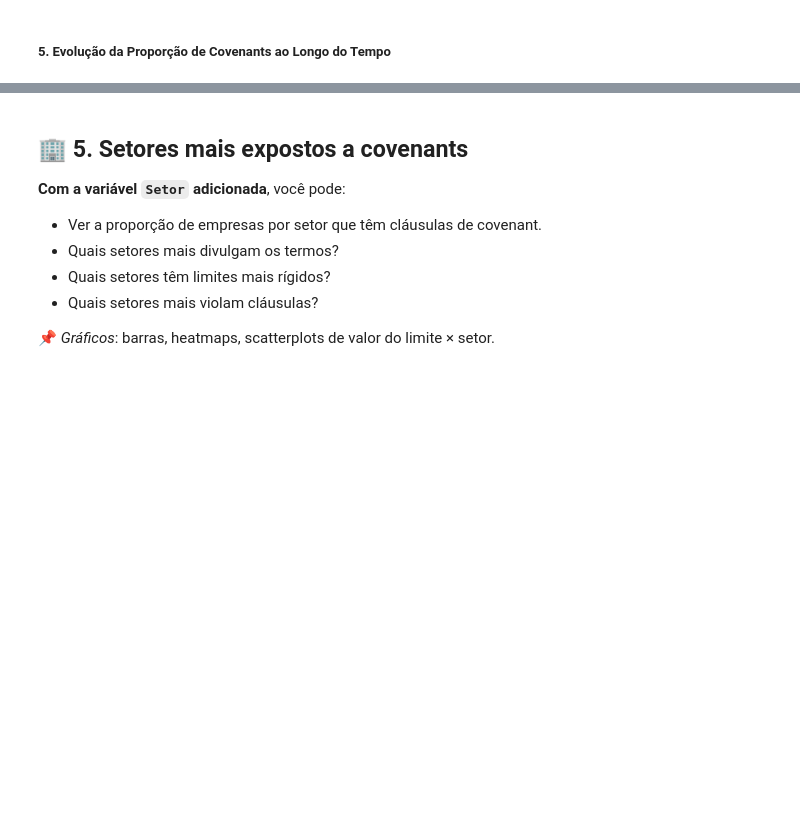
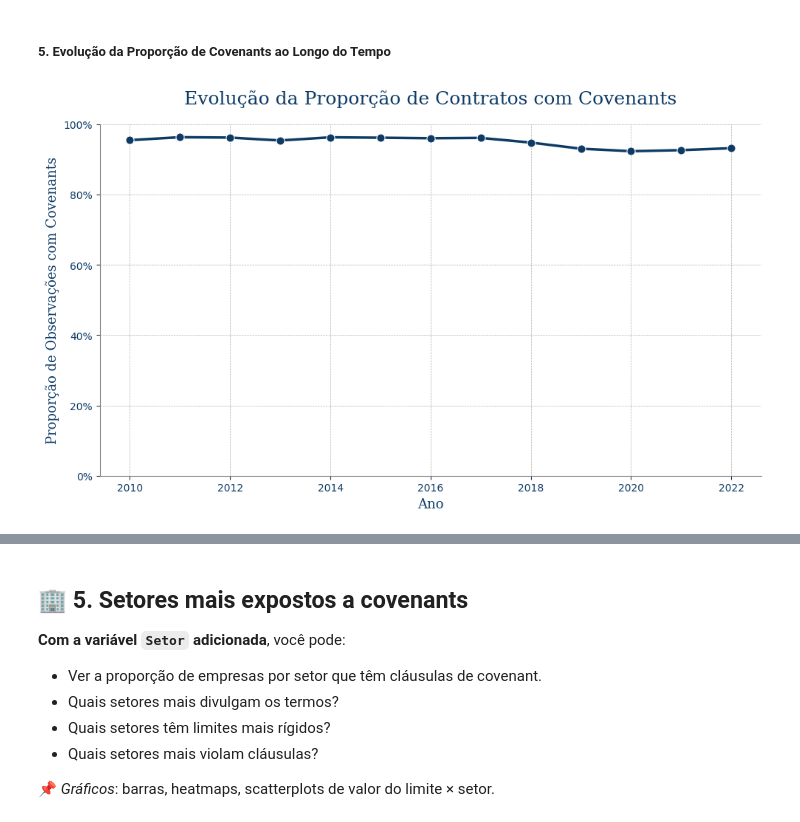
Before and after one commit to meduardajustino/Covenants-Contabeis, a Jupyter notebook: Análise Covenants.ipynb, the cells around one changed output, grey strips where cells are left out. Drawn from its saved outputs; the diff is of its cells as text; code cells hidden in the pictures; blank space fills up the shorter version.

```diff
--- a/Análise Covenants.ipynb
+++ b/Análise Covenants.ipynb
@@ -344,3 +459,11 @@ print(f"Número de empresas na base: {num_empresas}")
 Número de empresas na base: 214
 # %% [markdown]
 #### Remover empresas que não possuem covenants ou menos de dois anos de dados para análise, como também os dados referentes a 2023
+# %%
+# Tratando base de dados com empresas analisadas
+df_possui_covenant = df[df['ANO'] != 2023].copy()
+contagem_anos = df_possui_covenant.groupby('Empresa_Setor')['ANO'].nunique()
+
+empresas_validas = contagem_anos[contagem_anos >= 2].index
+num_empresas = df_possui_covenant['Empresa_Setor'].nunique()
+print(f"Número de empresas na base: {num_empresas}")
@@ -591,0 +693,27 @@ plt.show()
+# %%
+# Calcula a proporção de 'SIM' e 'NÃO' para cada ano
+proporcao_ano = df_possui_covenant.groupby('ANO')['POSSUI COVENANT'].value_counts(normalize=True).unstack()
+
+# Plotagem
+plt.figure(figsize=(10, 6))
+ax = sns.lineplot(
+    data=proporcao_ano['SIM'], # Plota apenas a linha para 'SIM'
+    marker='o',
+    markersize=8,
+    linewidth=2.5,
+    color=azul_escuro
+)
+
+# Formata o eixo Y como porcentagem
+ax.yaxis.set_major_formatter(mtick.PercentFormatter(1.0))
+
+plt.title('Evolução da Proporção de Contratos com Covenants', fontdict=font_titulo, pad=20)
+plt.xlabel('Ano', fontdict=font_eixos)
+plt.ylabel('Proporção de Observações com Covenants', fontdict=font_eixos)
+plt.ylim(0, 1) # Define o eixo Y de 0% a 100%
+plt.grid(True, which='both', linestyle='--', linewidth=0.5)
+sns.despine()
+plt.tight_layout()
+plt.show()
+# %% [output]
+[figure, added]
```
Also changed, not shown: parts of 38 cells of this notebook, 1 other file.
